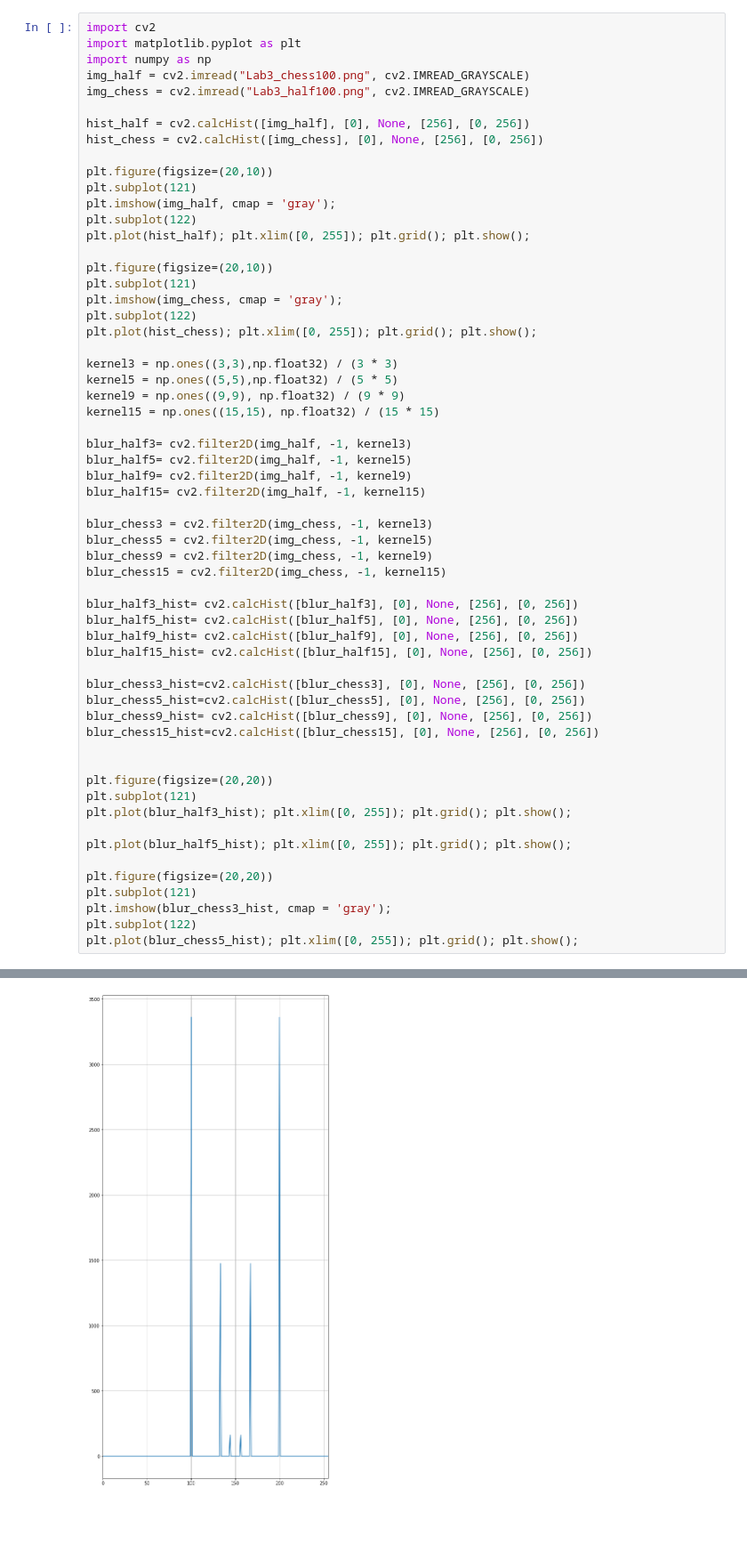
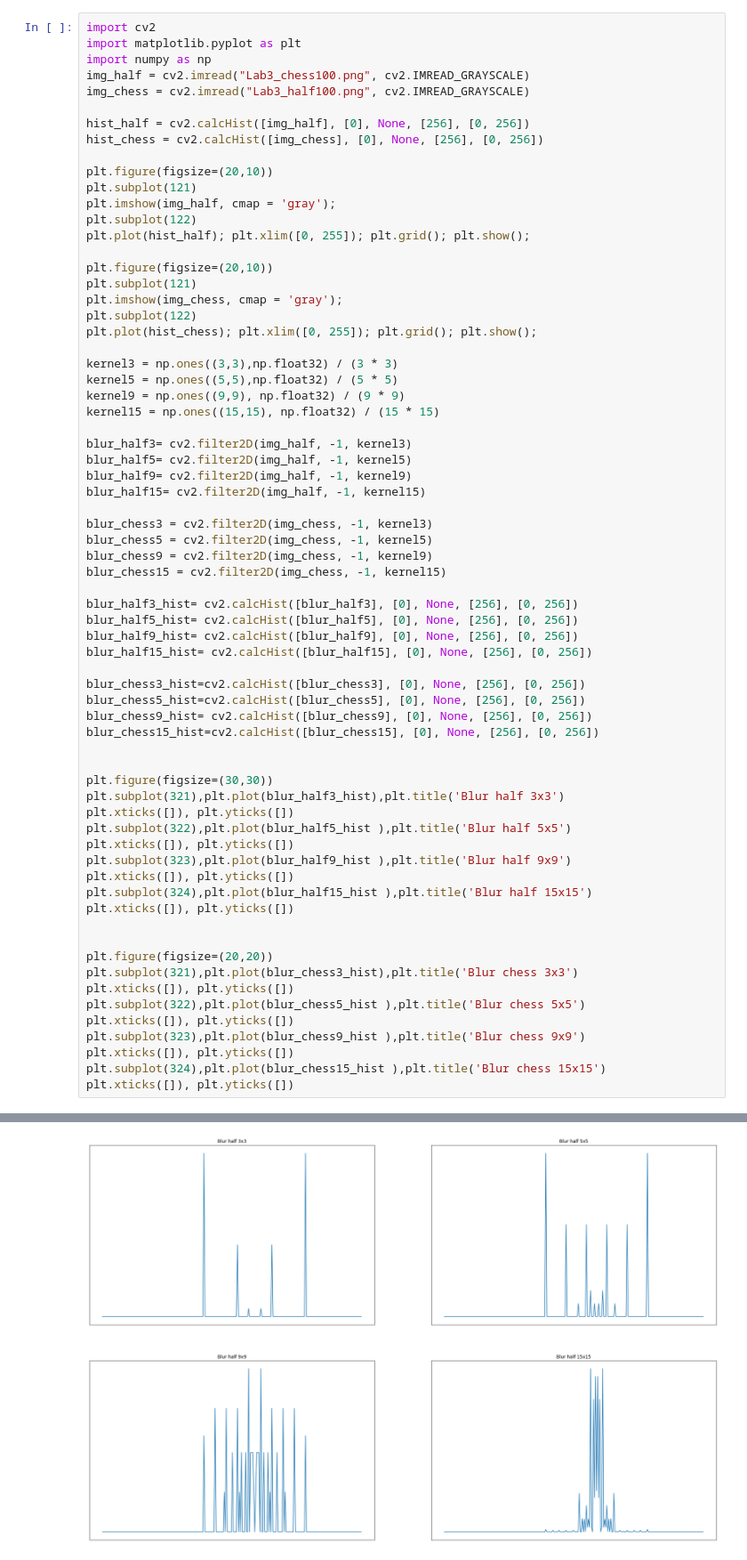
Before and after one commit to ilyakhranovskiy/Lab-mosolab-, a Jupyter notebook: Lab3_.ipynb, the cells around one changed output, grey strips where cells are left out. Shown at 89% size. Saved outputs shown, nothing was run; the diff lists cells and outputs as text; blank space fills up the shorter version.

```diff
--- a/Lab3_.ipynb
+++ b/Lab3_.ipynb
@@ -48,17 +48,26 @@ blur_chess9_hist= cv2.calcHist([blur_chess9], [0], None, [256], [0, 256])
 blur_chess15_hist=cv2.calcHist([blur_chess15], [0], None, [256], [0, 256])
 
 
-plt.figure(figsize=(20,20))
-plt.subplot(121)
-plt.plot(blur_half3_hist); plt.xlim([0, 255]); plt.grid(); plt.show();
+plt.figure(figsize=(30,30))
+plt.subplot(321),plt.plot(blur_half3_hist),plt.title('Blur half 3x3')
+plt.xticks([]), plt.yticks([])
+plt.subplot(322),plt.plot(blur_half5_hist ),plt.title('Blur half 5x5')
+plt.xticks([]), plt.yticks([])
+plt.subplot(323),plt.plot(blur_half9_hist ),plt.title('Blur half 9x9')
+plt.xticks([]), plt.yticks([])
+plt.subplot(324),plt.plot(blur_half15_hist ),plt.title('Blur half 15x15')
+plt.xticks([]), plt.yticks([])
 
-plt.plot(blur_half5_hist); plt.xlim([0, 255]); plt.grid(); plt.show();
 
 plt.figure(figsize=(20,20))
-plt.subplot(121)
-plt.imshow(blur_chess3_hist, cmap = 'gray');
-plt.subplot(122)
-plt.plot(blur_chess5_hist); plt.xlim([0, 255]); plt.grid(); plt.show();
+plt.subplot(321),plt.plot(blur_chess3_hist),plt.title('Blur chess 3x3')
+plt.xticks([]), plt.yticks([])
+plt.subplot(322),plt.plot(blur_chess5_hist ),plt.title('Blur chess 5x5')
+plt.xticks([]), plt.yticks([])
+plt.subplot(323),plt.plot(blur_chess9_hist ),plt.title('Blur chess 9x9')
+plt.xticks([]), plt.yticks([])
+plt.subplot(324),plt.plot(blur_chess15_hist ),plt.title('Blur chess 15x15')
+plt.xticks([]), plt.yticks([])
 # %% [output]
 [figure]
 [figure]
@@ -65 +76 @@ plt.plot(blur_chess5_hist); plt.xlim([0, 255]); plt.grid(); plt.show();
-[figure, old version]
+[figure, new version]
```
Also changed, not shown: parts of 1 cell of this notebook.
